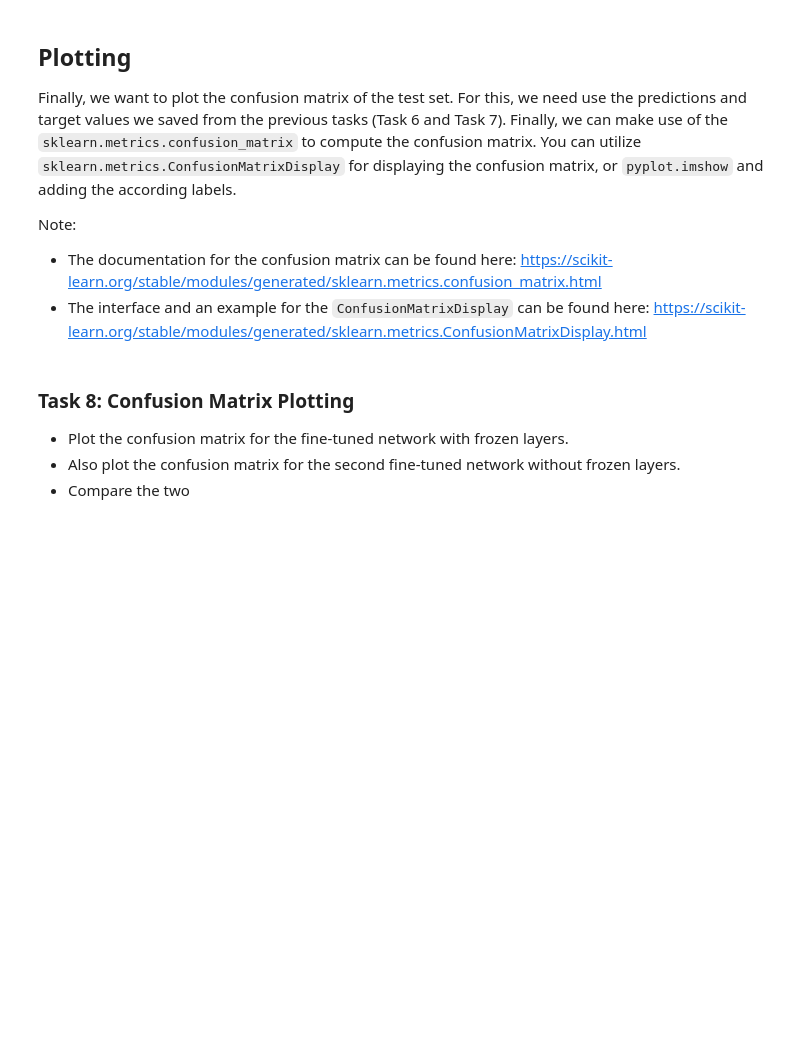
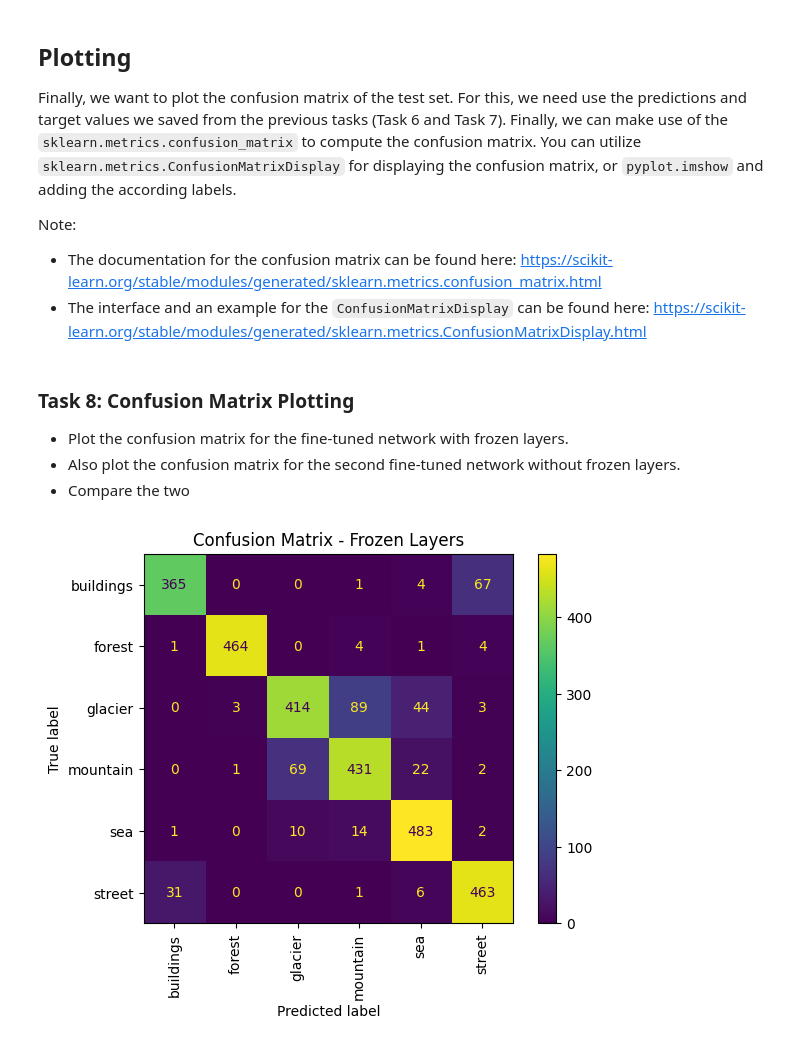
Before and after one commit to liamti5/Deep-Learning-UZH, a Jupyter notebook: DL-Assignment07.ipynb, the cells around one changed output. Cells and saved outputs as stored; diff of their text form; code cells hidden in the pictures; blank space fills up the shorter version.

```diff
--- a/DL-Assignment07.ipynb
+++ b/DL-Assignment07.ipynb
@@ -199,24 +235,5 @@ Implement a training loop over a specific number of epochs (5) with a learning r
 In each loop, compute and print the training loss, training accuracy, validation loss and validation accuracy.
 
 Make sure that you train on the training data only, and `not` on the validation data.
-# %%
-def train_eval(...):
-    optimizer = torch.optim.SGD(...)
-    loss = ...
-
-    for epoch in range(...):
-
-        # training process
-        ...
-
-        # testing process
-        ...
-
-        # Calculate and print accuracies and losses for current epoch
-        ...
-
-    # Save predictions and target labels of the test set after the last epoch
-    pred, target = [], [] #Store only the test results
-    ...
-
-    return pred, target
+# %%
+device = torch.device("cuda")
@@ -230,0 +295,4 @@ pred_frozen, targ_frozen = train_eval(...)
+# %%
+torch.cuda.empty_cache()
+network_with_frozen_layers = replace_last_layer(network_1, O=6)
+pred_frozen, targ_frozen = train_eval(network_with_frozen_layers, epochs=1, lr=0.001, momentum=0.9)
@@ -238,5 +308,6 @@ Note:
 
   * The fine-tuning of the network can take a long time (> 30 minutes) when the layers are not frozen.
 # %%
-network_normal = network_2 # Use network_2 defined above and replace the last layer
-pred_unfrozen, targ_frozen = train_eval(...)
+torch.cuda.empty_cache()
+network_normal = replace_last_layer(network_2, O=6)  # Use network_2 defined above and replace the last layer
+pred_unfrozen, targ_unfrozen = train_eval(network_normal, epochs=1, lr=0.001, momentum=0.9)
@@ -261,16 +334,19 @@ Note:
 # %%
 from sklearn.metrics import confusion_matrix, ConfusionMatrixDisplay
 import matplotlib.pyplot as plt
 
 # add axis labels if required
 classes = trainset.classes
 
 # compute confusion matrix
-matrix_frozen = confusion_matrix(...) # Use predictions and target from the fine-tuned network with frozen layers
-matrix_unfrozen = confusion_matrix(...) # Use predictions and target from the fine-tuned network without frozen layers
+matrix_frozen = confusion_matrix(torch.cat(targ_frozen), torch.cat(pred_frozen)) # Use predictions and target from the fine-tuned network with frozen layers
+matrix_unfrozen = confusion_matrix(torch.cat(targ_unfrozen), torch.cat(pred_unfrozen)) # Use predictions and target from the fine-tuned network without frozen layers
 
 # plot confusion matrices
-plot_conf_matrix1 = ConfusionMatrixDisplay(..., display_labels=classes)
+plot_conf_matrix1 = ConfusionMatrixDisplay(matrix_frozen, display_labels=classes)
 plot_conf_matrix1.plot(xticks_rotation = "vertical")
+plt.title('Confusion Matrix - Frozen Layers')
 plt.show()
+# %% [output]
+[figure, added]
 # %%
```
Also changed, not shown: parts of 15 cells of this notebook.
